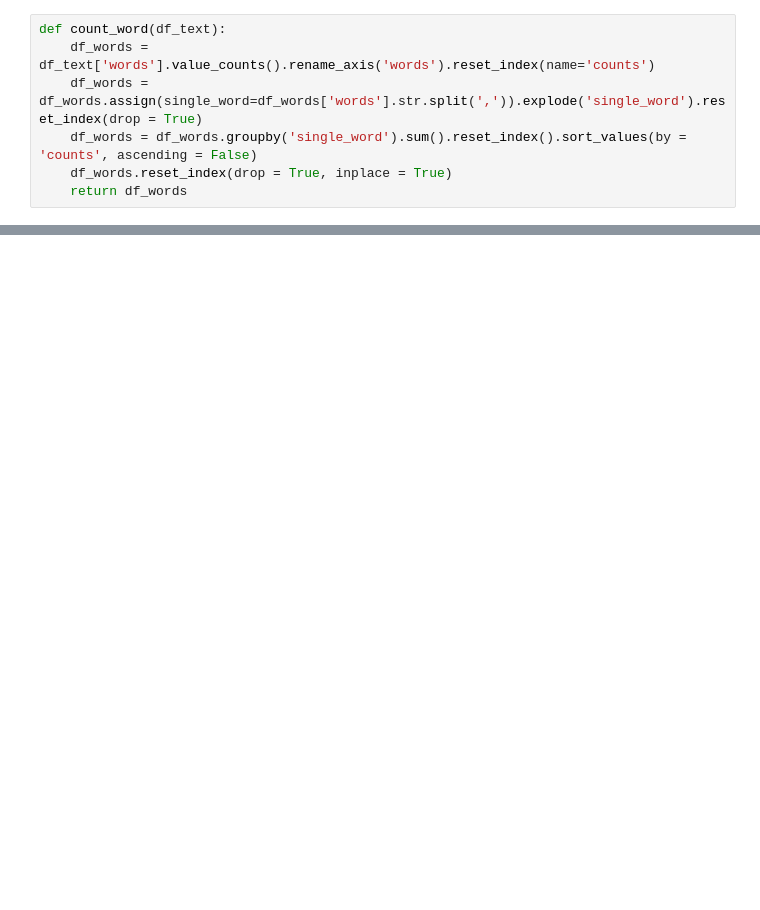
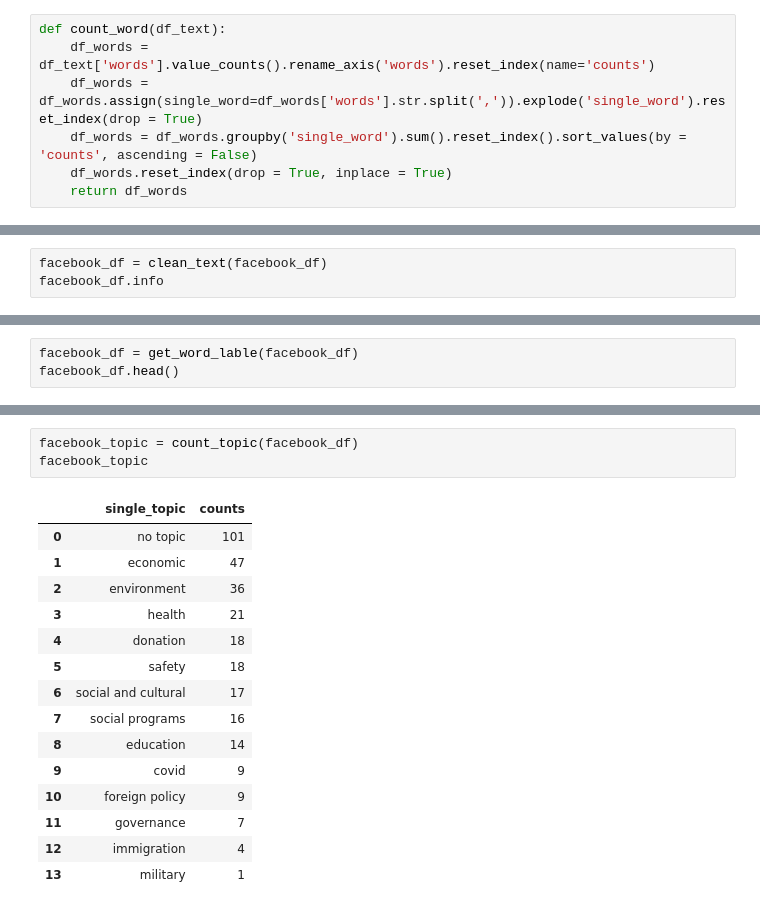
Before and after one commit to sfchronicle/ml-political-ads, a Jupyter notebook: ads_analysis_CA.ipynb, the cells around one changed output, grey strips where cells are left out. Cells and saved outputs as stored; diff of their text form; blank space fills up the shorter version.

```diff
--- a/ads_analysis_CA.ipynb
+++ b/ads_analysis_CA.ipynb
@@ -289,0 +312,3 @@ count_word(df_text)
+# %%
+facebook_df = clean_text(facebook_df)
+facebook_df.info
@@ -289,0 +344,3 @@ count_word(df_text)
+# %%
+facebook_df = get_word_lable(facebook_df)
+facebook_df.head()
@@ -289,0 +369,19 @@ count_word(df_text)
+# %%
+facebook_topic = count_topic(facebook_df)
+facebook_topic
+# %% [output]
+|  | single_topic | counts |
+| 0 | no topic | 101 |
+| 1 | economic | 47 |
+| 2 | environment | 36 |
+| 3 | health | 21 |
+| 4 | donation | 18 |
+| 5 | safety | 18 |
+| 6 | social and cultural | 17 |
+| 7 | social programs | 16 |
+| 8 | education | 14 |
+| 9 | covid | 9 |
+| 10 | foreign policy | 9 |
+| 11 | governance | 7 |
+| 12 | immigration | 4 |
+| 13 | military | 1 |
```
Also changed, not shown: parts of 29 cells of this notebook.
